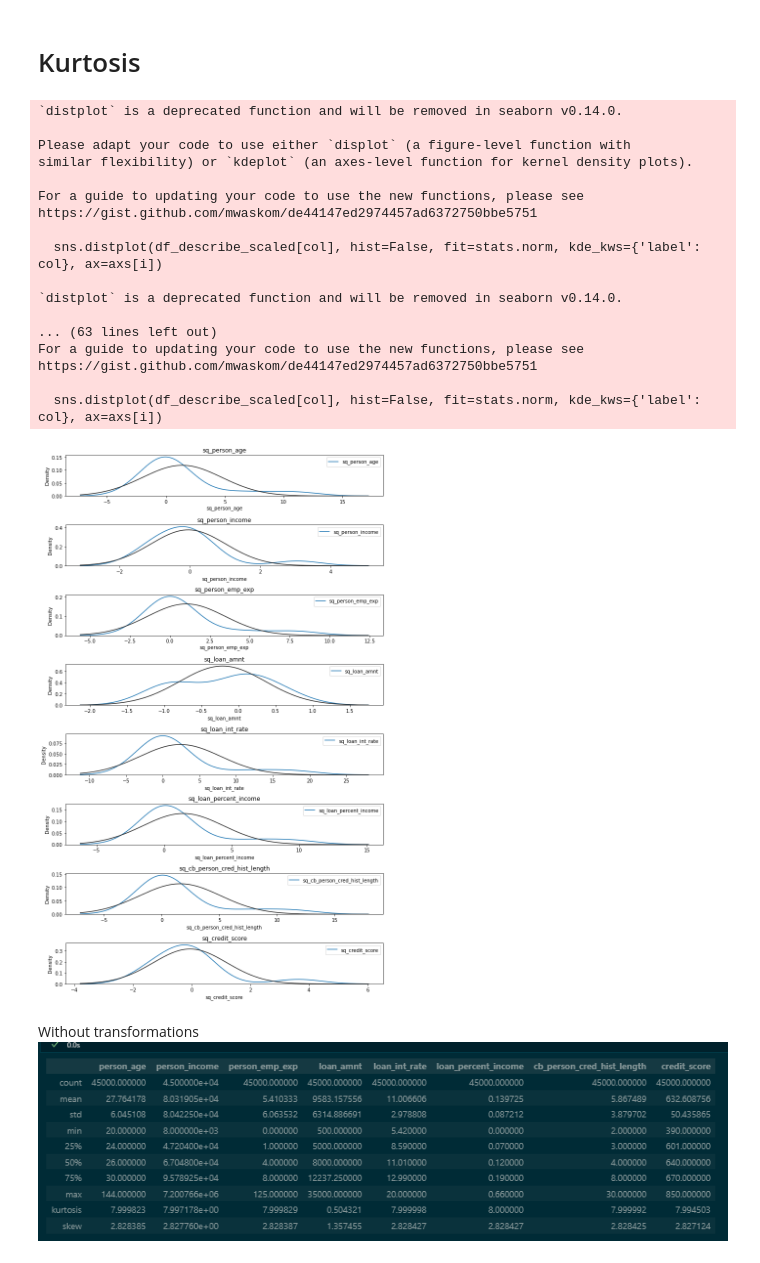
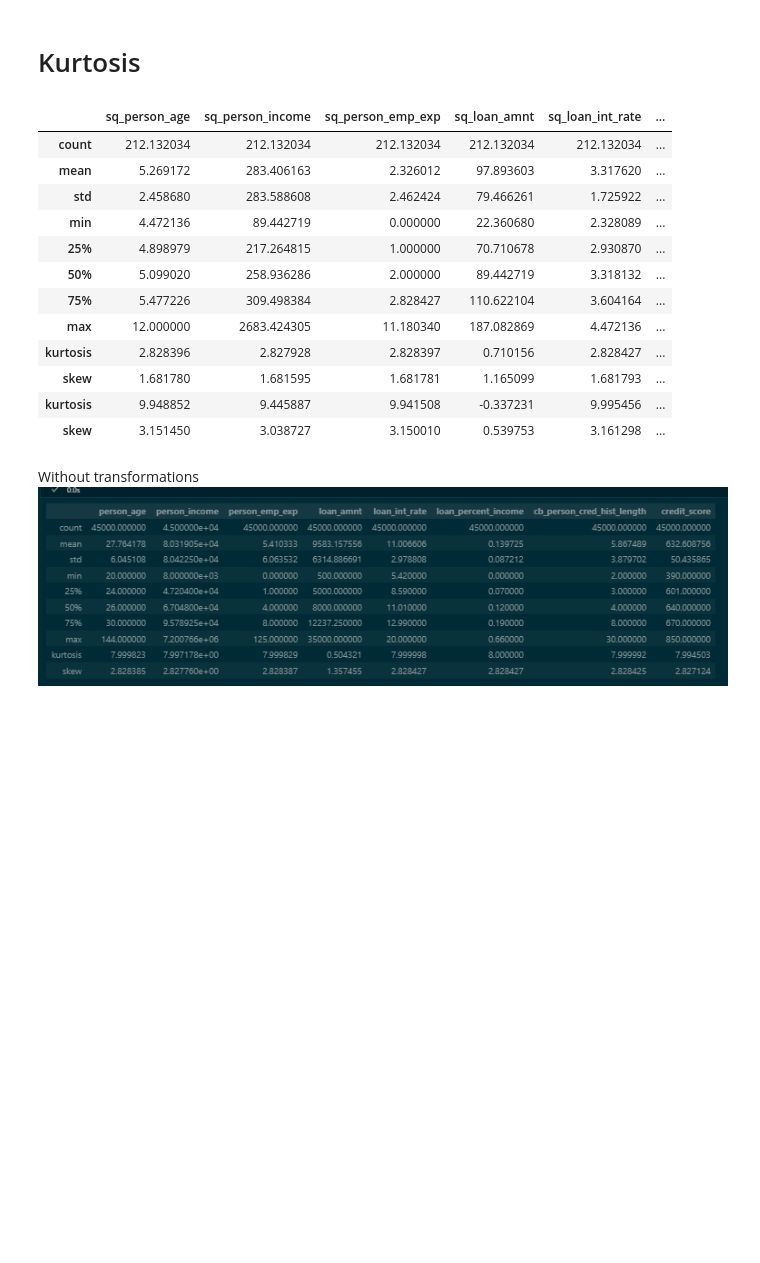
Before and after one commit to luizdataeng/loan_payment, a Jupyter notebook: loan_payment_classification.ipynb, the cells around one changed output. Cells and saved outputs as stored; diff of their text form; code cells hidden in the pictures; blank space fills up the shorter version.

```diff
--- a/loan_payment_classification.ipynb
+++ b/loan_payment_classification.ipynb
@@ -352,43 +350,37 @@ df_sq_stats
 # %%
 from sklearn.preprocessing import RobustScaler
 
 scaler = RobustScaler()
 df_describe_scaled = scaler.fit_transform(df_sq)
 df_describe_scaled = pd.DataFrame(df_describe_scaled, columns=df_sq.columns)
 
-# Calculate skew and kurtosis
-df_describe_scaled_skew = df_describe_scaled.skew()
-df_describe_scaled_kurtosis = df_describe_scaled.kurtosis()
+df_kurtosis = pd.DataFrame(df_sq.kurtosis()).T.rename(index={0: 'kurtosis'})
+df_skew = pd.DataFrame(df_sq.skew()).T.rename(index={0: 'skew'})
+df_sq_stats = pd.concat([df_sq, df_kurtosis, df_skew], ignore_index=False)
+df_sq_stats
 
-df_skew_kurtosis = pd.DataFrame({'Skew': df_describe_scaled_skew, 'Kurtosis': df_describe_scaled_kurtosis})
-df_skew_kurtosis
 
-fig, axs = plt.subplots(len(sq_cont_val), figsize=(10, 2*len(sq_cont_val)))
-for i, col in enumerate(sq_cont_val):
-    sns.distplot(df_describe_scaled[col], hist=False, fit=stats.norm, kde_kws={'label': col}, ax=axs[i])
-    axs[i].set_title(col)
-    axs[i].legend()
-plt.tight_layout()
-plt.show()
+# fig, axs = plt.subplots(len(sq_cont_val), figsize=(10, 2*len(sq_cont_val)))
+# for i, col in enumerate(sq_cont_val):
+#     sns.distplot(df_describe_scaled[col], hist=False, fit=stats.norm, kde_kws={'label': col}, ax=axs[i])
+#     axs[i].set_title(col)
+#     axs[i].legend()
+# plt.tight_layout()
+# plt.show()
 # %% [output]
-`distplot` is a deprecated function and will be removed in seaborn v0.14.0.
-
-Please adapt your code to use either `displot` (a figure-level function with
-similar flexibility) or `kdeplot` (an axes-level function for kernel density plots).
-
-For a guide to updating your code to use the new functions, please see
-https://gist.github.com/mwaskom/de44147ed2974457ad6372750bbe5751
-
-  sns.distplot(df_describe_scaled[col], hist=False, fit=stats.norm, kde_kws={'label': col}, ax=axs[i])
-
-`distplot` is a deprecated function and will be removed in seaborn v0.14.0.
-
-... (63 lines left out)
-For a guide to updating your code to use the new functions, please see
-https://gist.github.com/mwaskom/de44147ed2974457ad6372750bbe5751
-
-  sns.distplot(df_describe_scaled[col], hist=False, fit=stats.norm, kde_kws={'label': col}, ax=axs[i])
-[figure, removed]
+|  | sq_person_age | sq_person_income | sq_person_emp_exp | sq_loan_amnt | sq_loan_int_rate | ... |
+| count | 212.132034 | 212.132034 | 212.132034 | 212.132034 | 212.132034 | ... |
+| mean | 5.269172 | 283.406163 | 2.326012 | 97.893603 | 3.317620 | ... |
+| std | 2.458680 | 283.588608 | 2.462424 | 79.466261 | 1.725922 | ... |
+| min | 4.472136 | 89.442719 | 0.000000 | 22.360680 | 2.328089 | ... |
+| 25% | 4.898979 | 217.264815 | 1.000000 | 70.710678 | 2.930870 | ... |
+| 50% | 5.099020 | 258.936286 | 2.000000 | 89.442719 | 3.318132 | ... |
+| 75% | 5.477226 | 309.498384 | 2.828427 | 110.622104 | 3.604164 | ... |
+| max | 12.000000 | 2683.424305 | 11.180340 | 187.082869 | 4.472136 | ... |
+| kurtosis | 2.828396 | 2.827928 | 2.828397 | 0.710156 | 2.828427 | ... |
+| skew | 1.681780 | 1.681595 | 1.681781 | 1.165099 | 1.681793 | ... |
+| kurtosis | 9.948852 | 9.445887 | 9.941508 | -0.337231 | 9.995456 | ... |
+| skew | 3.151450 | 3.038727 | 3.150010 | 0.539753 | 3.161298 | ... |
 # %% [markdown]
 Without transformations
 ![image.png](attachment:image.png)
```
Also changed, not shown: parts of 25 cells of this notebook, 2 other files.
